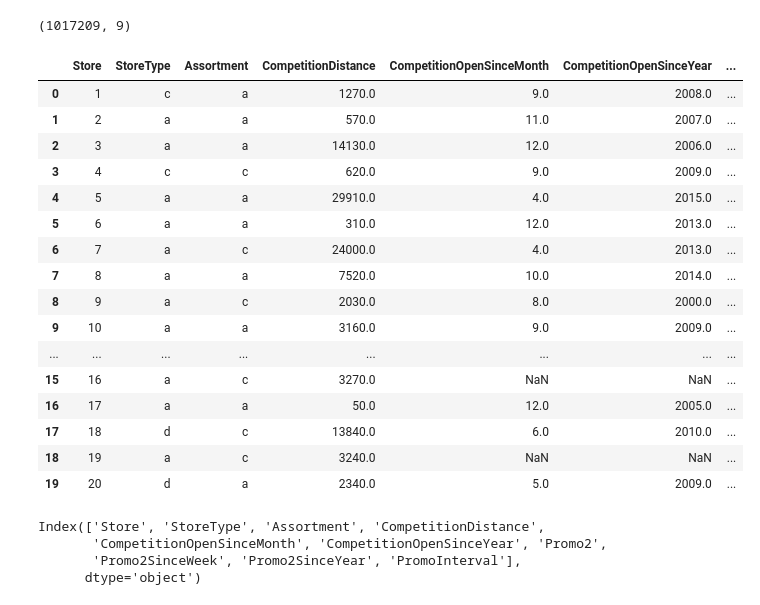
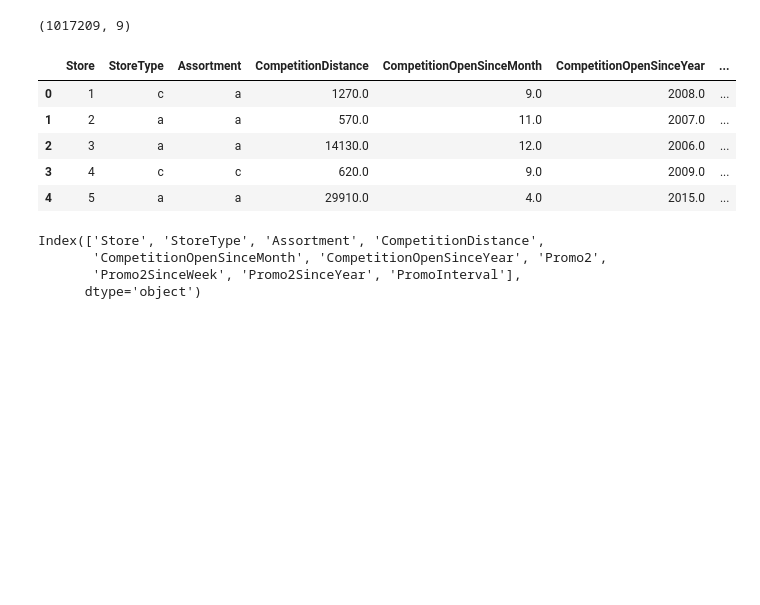
Before and after one commit to Yash1289/rossmann_sales_prediction, a Jupyter notebook: Rossmann_Sales_Prediction_Capstone_Project.ipynb, the cells around one changed output. Cells and saved outputs as stored; diff of their text form; code cells hidden in the pictures; blank space fills up the shorter version.

```diff
--- a/Rossmann_Sales_Prediction_Capstone_Project.ipynb
+++ b/Rossmann_Sales_Prediction_Capstone_Project.ipynb
@@ -69,25 +69,14 @@ Rossmann_df.shape
 path2 = "/content/drive/MyDrive/store.csv"
 store_df = pd.read_csv(path2)
 # %%
-store_df.head(20)
+store_df.head()
 # %% [output]
 |  | Store | StoreType | Assortment | CompetitionDistance | CompetitionOpenSinceMonth | CompetitionOpenSinceYear | ... |
 | 0 | 1 | c | a | 1270.0 | 9.0 | 2008.0 | ... |
 | 1 | 2 | a | a | 570.0 | 11.0 | 2007.0 | ... |
 | 2 | 3 | a | a | 14130.0 | 12.0 | 2006.0 | ... |
 | 3 | 4 | c | c | 620.0 | 9.0 | 2009.0 | ... |
 | 4 | 5 | a | a | 29910.0 | 4.0 | 2015.0 | ... |
-| 5 | 6 | a | a | 310.0 | 12.0 | 2013.0 | ... |
-| 6 | 7 | a | c | 24000.0 | 4.0 | 2013.0 | ... |
-| 7 | 8 | a | a | 7520.0 | 10.0 | 2014.0 | ... |
-| 8 | 9 | a | c | 2030.0 | 8.0 | 2000.0 | ... |
-| 9 | 10 | a | a | 3160.0 | 9.0 | 2009.0 | ... |
-| ... | ... | ... | ... | ... | ... | ... | ... |
-| 15 | 16 | a | c | 3270.0 | NaN | NaN | ... |
-| 16 | 17 | a | a | 50.0 | 12.0 | 2005.0 | ... |
-| 17 | 18 | d | c | 13840.0 | 6.0 | 2010.0 | ... |
-| 18 | 19 | a | c | 3240.0 | NaN | NaN | ... |
-| 19 | 20 | d | a | 2340.0 | 5.0 | 2009.0 | ... |
 # %%
 store_df.columns
 # %% [output]
```
Also changed, not shown: parts of 75 cells of this notebook.
